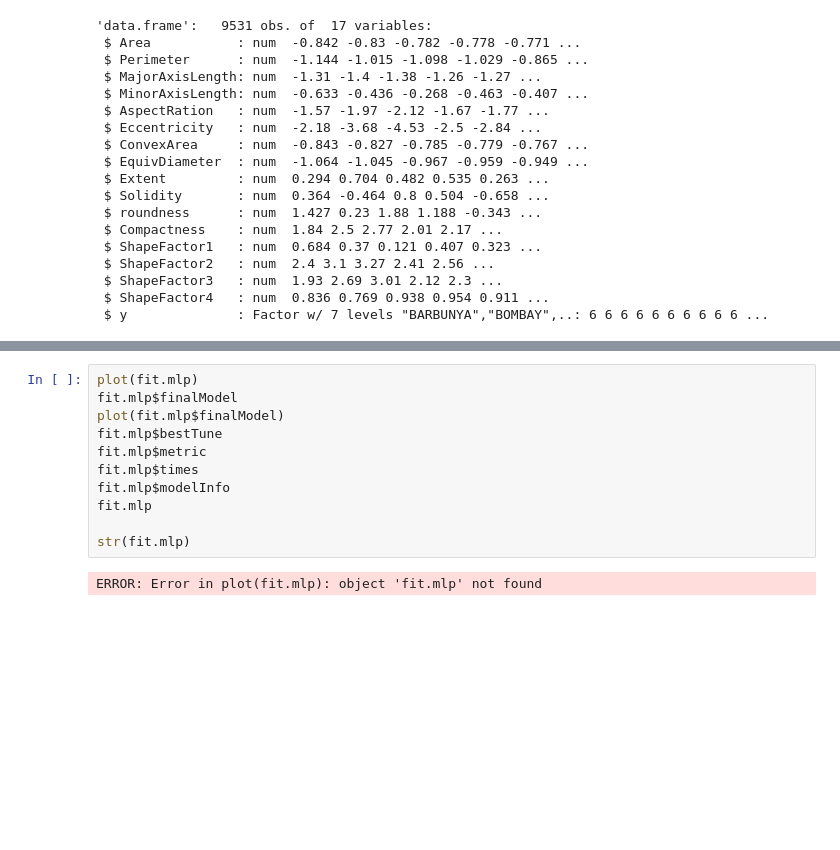
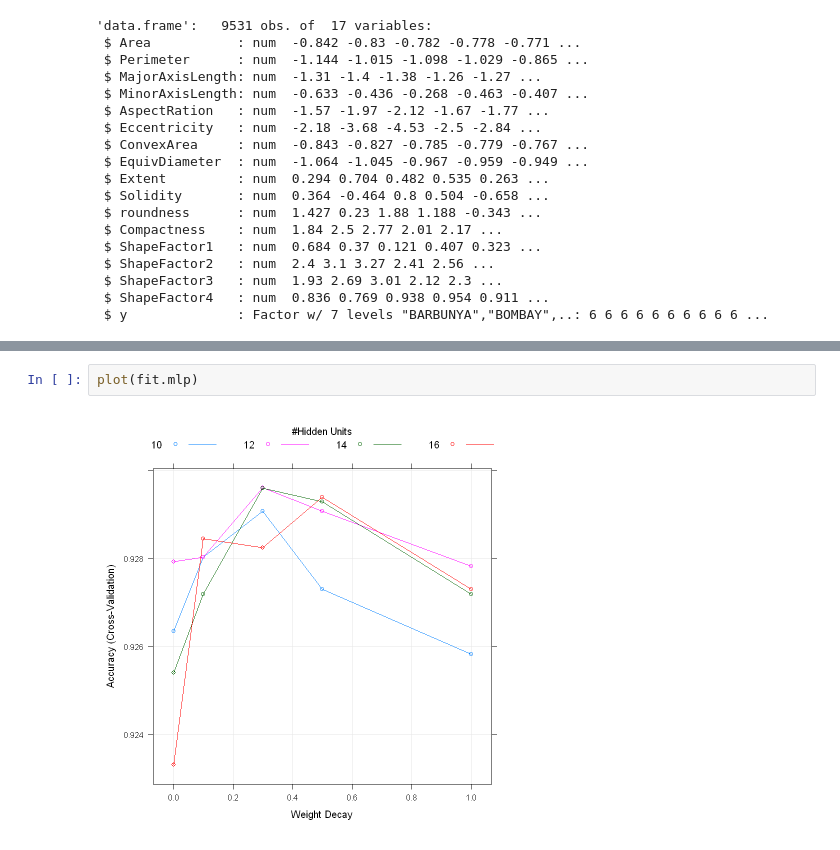
Before and after one commit to RomainDudoit/M2_Projet_Data_Mining_ah_pine, a Jupyter notebook: Test_notebook.ipynb, the cells around one changed output, grey strips where cells are left out. Cells and saved outputs as stored; diff of their text form; blank space fills up the shorter version.

```diff
--- a/Test_notebook.ipynb
+++ b/Test_notebook.ipynb
@@ -433,16 +433,7 @@ stopped after 250 iterations
 # %%
 plot(fit.mlp)
-fit.mlp$finalModel
-plot(fit.mlp$finalModel)
-fit.mlp$bestTune
-fit.mlp$metric
-fit.mlp$times
-fit.mlp$modelInfo
-fit.mlp
-
-str(fit.mlp)
 # %% [output]
-ERROR: Error in plot(fit.mlp): object 'fit.mlp' not found
+[figure, added]
 # %%
 prob_cv <- predict(fit.mlp, newdata=XTest_scaled,type = "prob")
 
```
Also changed, not shown: parts of 2 cells of this notebook.
